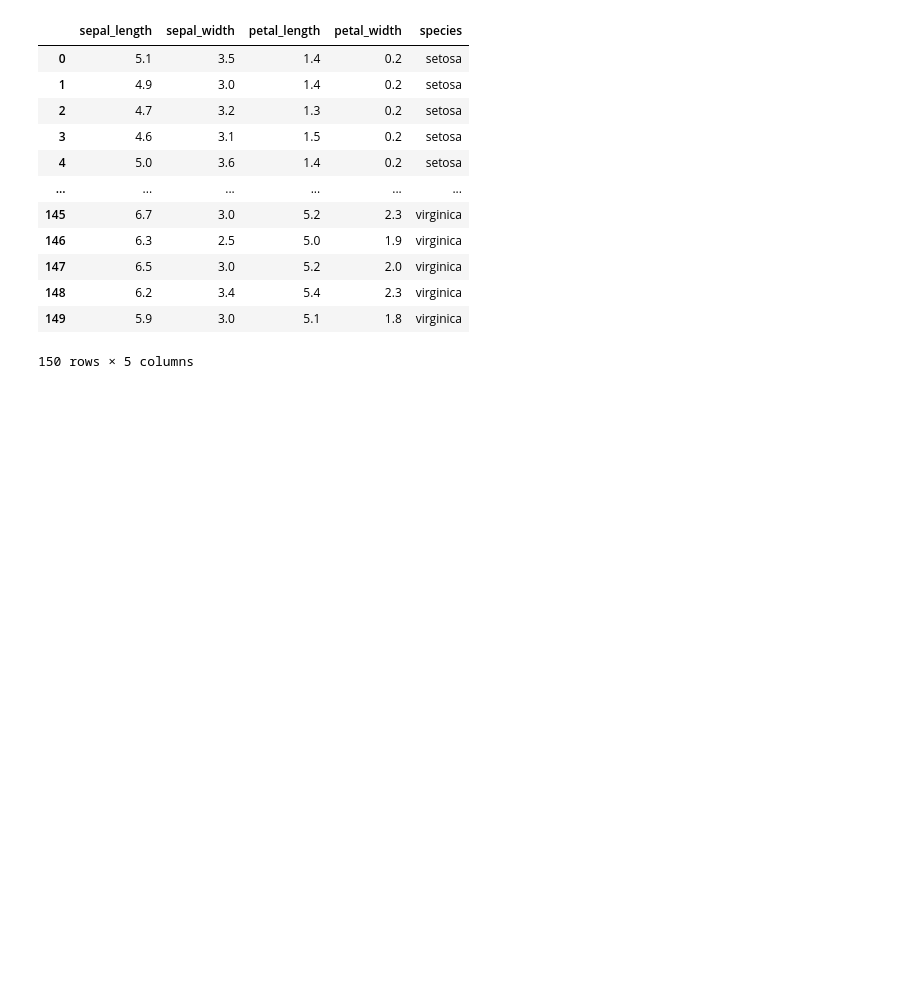
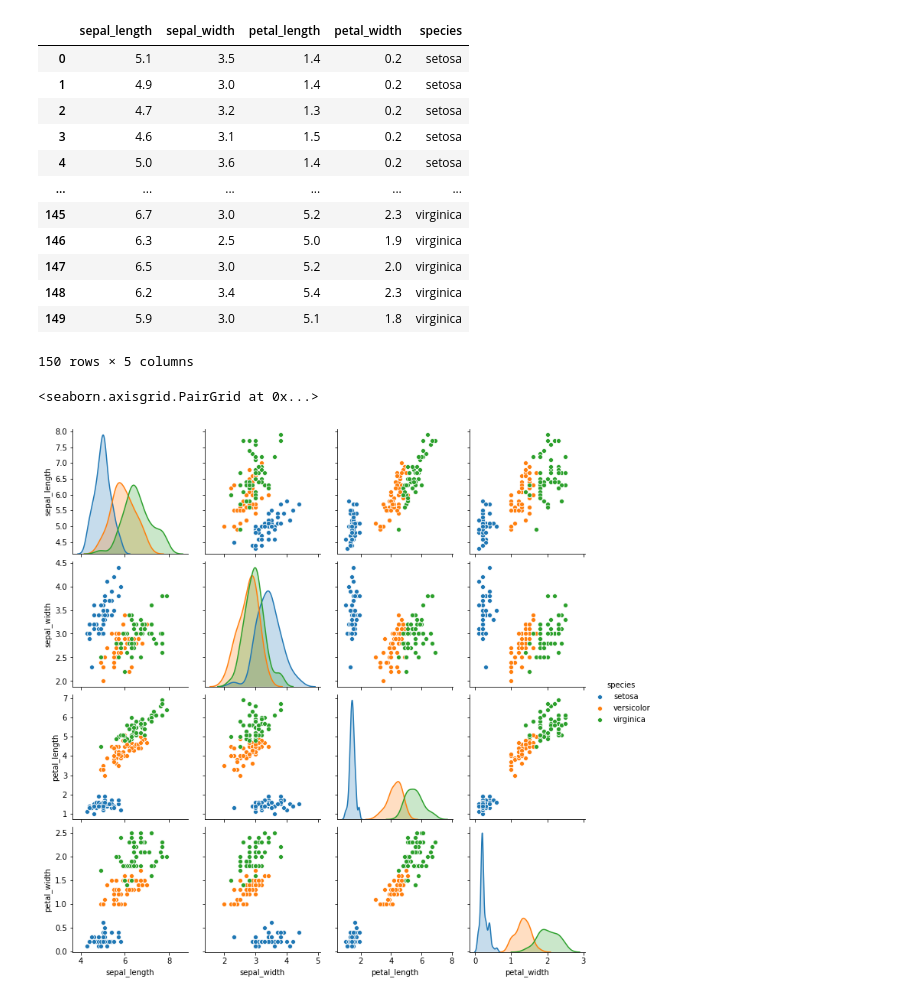
Before and after one commit to JaimePazLopes/Tensorflow-2-and-Keras, a Jupyter notebook: Visualization/Seaborn.ipynb, the cells around one changed output. Cells and saved outputs as stored; diff of their text form; code cells hidden in the pictures; blank space fills up the shorter version.

```diff
--- a/Visualization/Seaborn.ipynb
+++ b/Visualization/Seaborn.ipynb
@@ -57,3 +57,8 @@ iris
 | 148 | 6.2 | 3.4 | 5.4 | 2.3 | virginica |
 | 149 | 5.9 | 3.0 | 5.1 | 1.8 | virginica |
 150 rows × 5 columns
+# %%
+sns.pairplot(iris, hue="species")
+# %% [output]
+<seaborn.axisgrid.PairGrid at 0x...>
+[figure, added]
```
Also changed, not shown: 2 other files.
